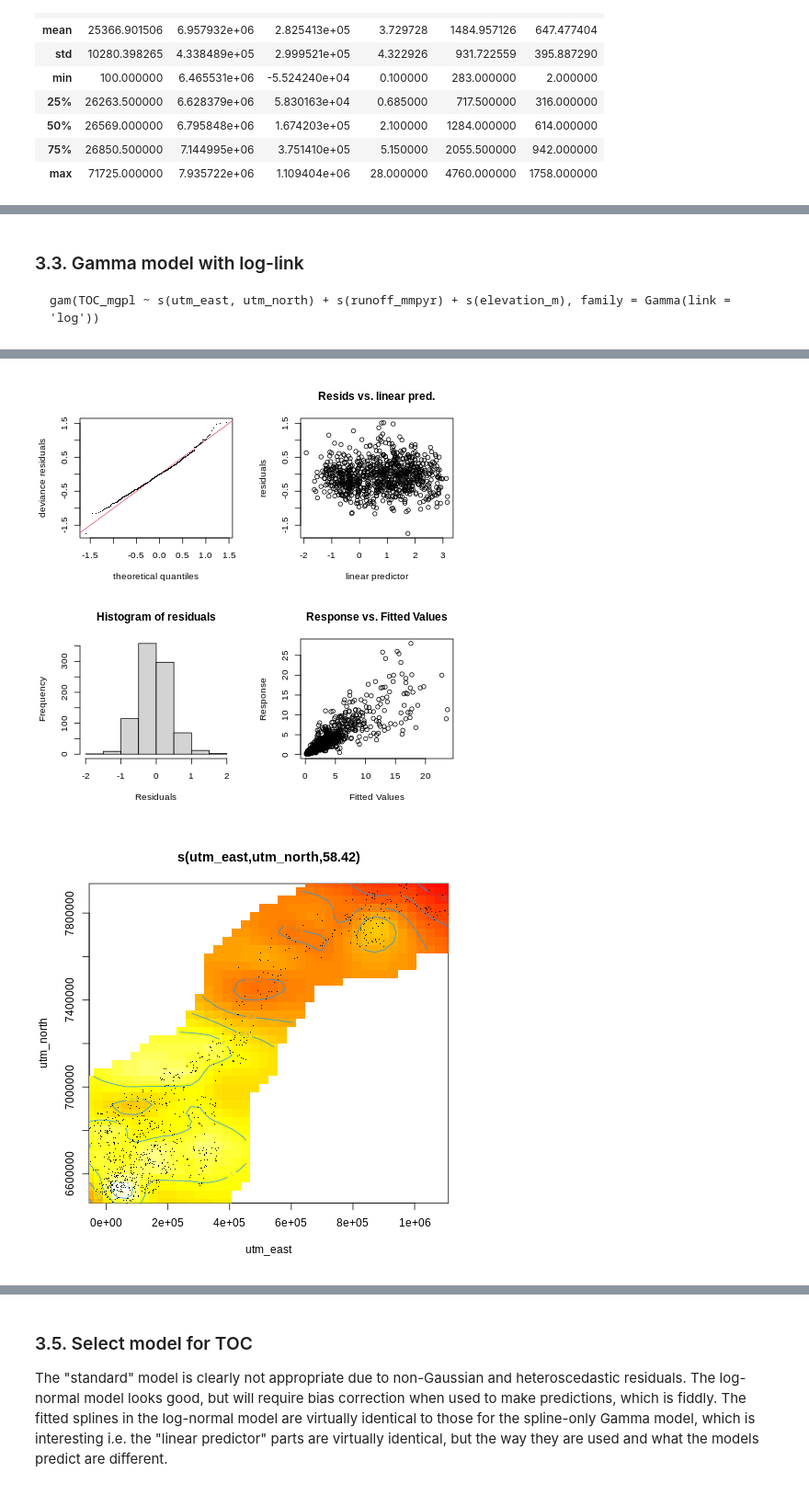
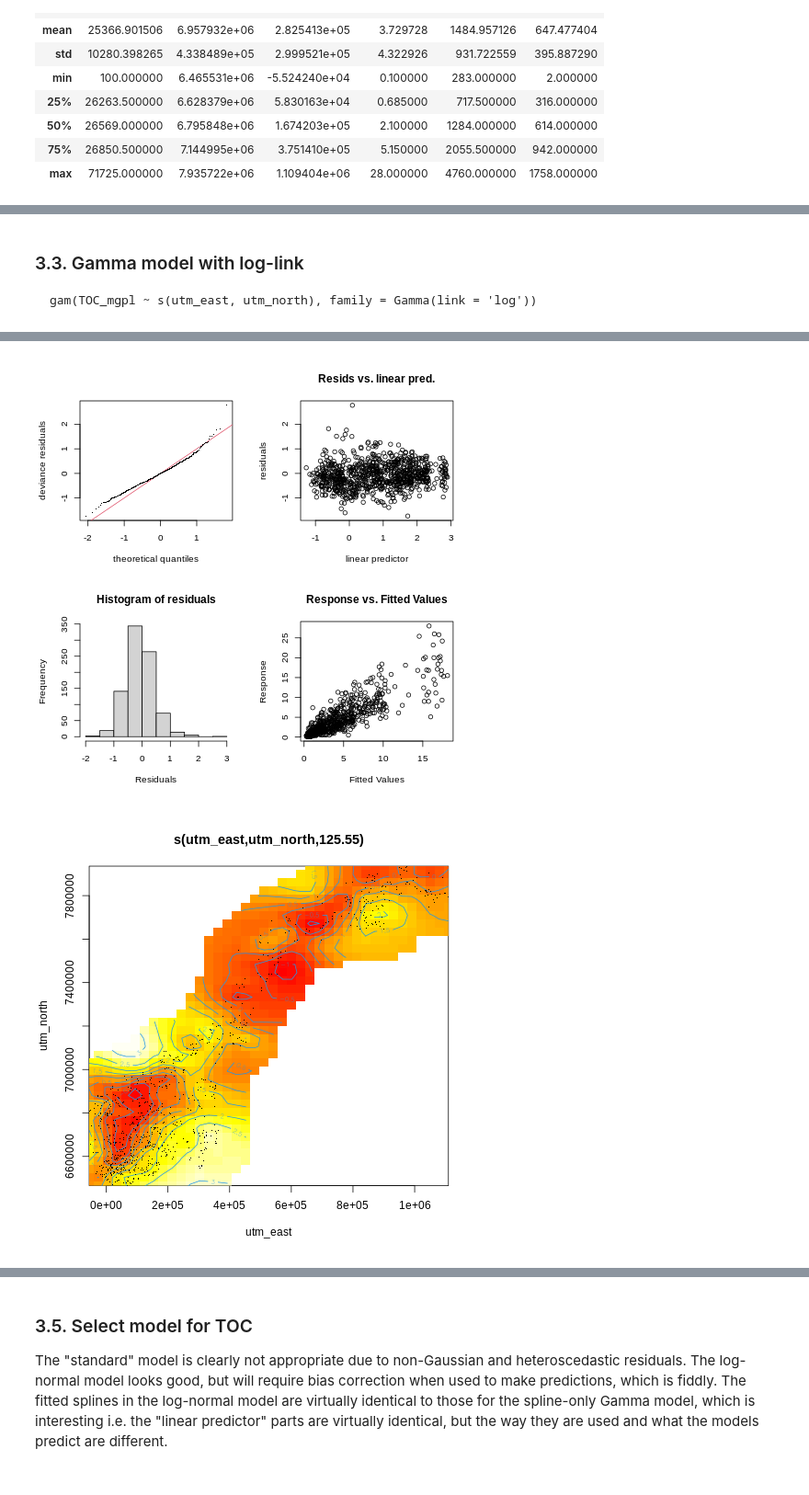
Before and after one commit to JamesSample/critical_loads_2, a Jupyter notebook: notebooks/workflow_update_2023/02b_statistical_models.ipynb, the cells around one changed output, grey strips where cells are left out. Shown at 92% size. Drawn from its saved outputs; the diff is of its cells as text; code cells hidden in the pictures.

```diff
--- a/notebooks/workflow_update_2023/02b_statistical_models.ipynb
+++ b/notebooks/workflow_update_2023/02b_statistical_models.ipynb
@@ -281,12 +279,12 @@ s(elevation_m)         9.0  4.1    1.00    0.52
 # %% [markdown]
 ### 3.3. Gamma model with log-link
 
-    gam(TOC_mgpl ~ s(utm_east, utm_north) + s(runoff_mmpyr) + s(elevation_m), family = Gamma(link = 'log'))
+    gam(TOC_mgpl ~ s(utm_east, utm_north), family = Gamma(link = 'log'))
 # %%
 %%R
 
 toc_model3 = gam(
-    TOC_mgpl ~ s(utm_east, utm_north, k=100) + s(runoff_mmpyr) + s(elevation_m),
+    TOC_mgpl ~ s(utm_east, utm_north, k=200),# + s(runoff_mmpyr) + s(elevation_m),
     data = df,
     select = TRUE,
     method = "REML",
@@ -322,2 +320,2 @@ s(elevation_m)         9.00  4.08    0.98    0.59
-[figure, old version]
+[figure, new version]
-[figure, old version]
+[figure, new version]
```
Also changed, not shown: parts of 9 cells of this notebook, 10 other files.
